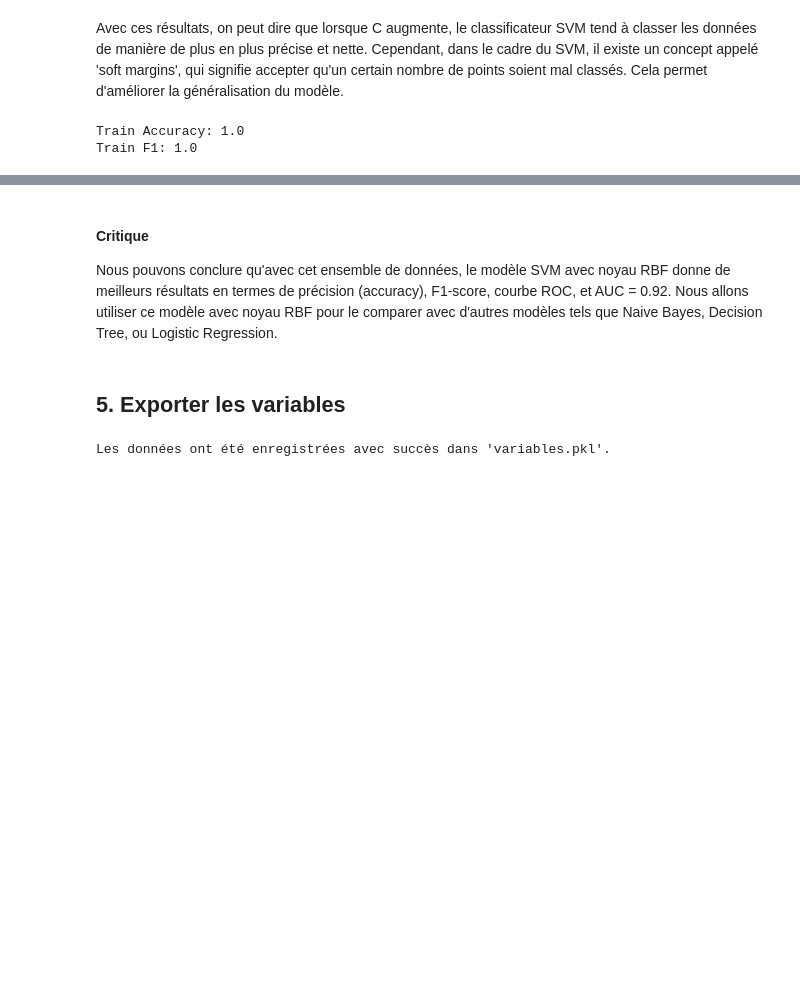
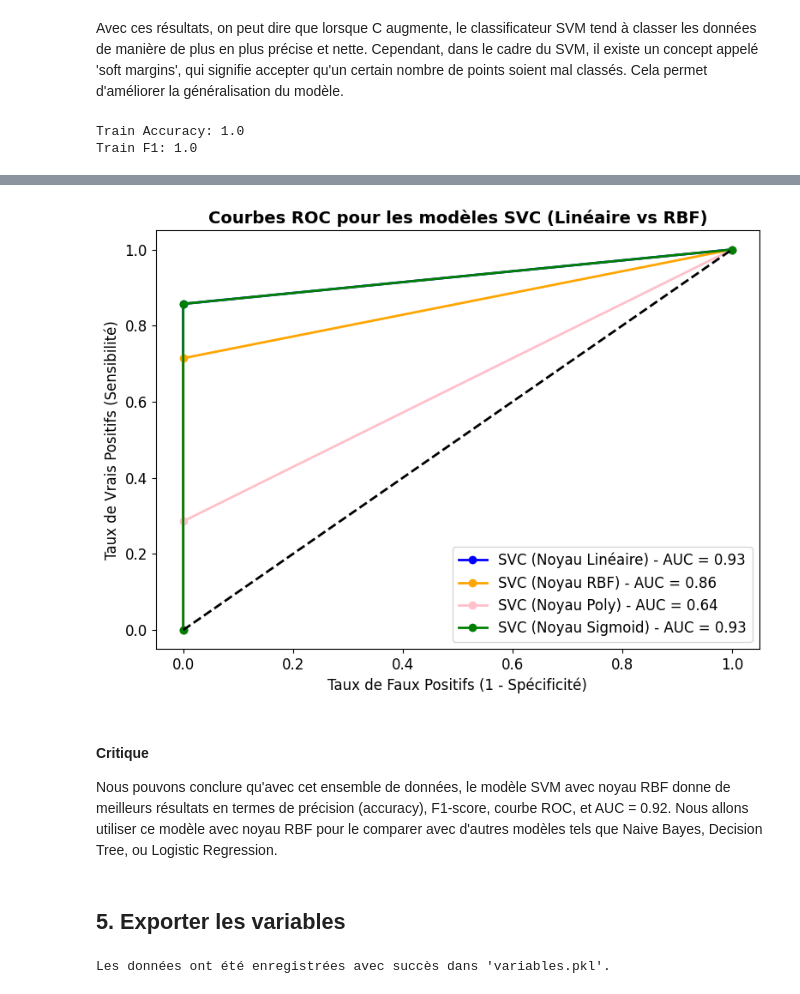
Before and after one commit to marktr11/Cervical-Cancer-Risk-Classification, a Jupyter notebook: Code/SVM.ipynb, the cells around one changed output, grey strips where cells are left out. Saved outputs shown, nothing was run; the diff lists cells and outputs as text; code cells hidden in the pictures; blank space fills up the shorter version.

```diff
--- a/Code/SVM.ipynb
+++ b/Code/SVM.ipynb
@@ -325,0 +439,10 @@ plt.show()
+# %%
+svc_best_lin = SVC(C=1, kernel='linear', probability=True)
+
+svc_best_lin.fit(X_train_scaled, y_train)
+y_pred_lin = svc_best_lin.predict(X_test_scaled)
+
+conf_matrix = confusion_matrix(y_test, y_pred_lin)
+
+print(f"Confusion Matrix:\n{conf_matrix}")
+print("\n Rapport de Classification :\n", classification_report(y_test, y_pred_lin))
@@ -325,0 +463,10 @@ plt.show()
+# %%
+svc_best_sig = SVC(C=1, kernel='linear', probability=True)
+
+svc_best_sig.fit(X_train_scaled, y_train)
+y_pred_sig = svc_best_sig.predict(X_test_scaled)
+
+conf_matrix = confusion_matrix(y_test, y_pred_sig)
+
+print(f"Confusion Matrix:\n{conf_matrix}")
+print("\n Rapport de Classification :\n", classification_report(y_test, y_pred_sig))
@@ -326,3 +487,40 @@ plt.show()
+# %%
+#Sans SMOTE
+
+fpr_lin, tpr_lin, _ = roc_curve(y_test, y_pred_lin)  # ROC pour le modèle SVC avec noyau linéaire
+fpr_rbf, tpr_rbf, _ = roc_curve(y_test, y_pred_rbf)  # ROC pour le modèle SVC avec noyau RBF
+fpr_poly, tpr_poly, _ = roc_curve(y_test, y_pred_poly)
+fpr_sig, tpr_sig, _ = roc_curve(y_test, y_pred_sig)
+
+auc_lin = auc(fpr_lin, tpr_lin)  # AUC pour le modèle SVC avec noyau linéaire
+auc_rbf = auc(fpr_rbf, tpr_rbf)  # AUC pour le modèle SVC avec noyau RBF
+auc_poly = auc(fpr_poly, tpr_poly)
+auc_sig = auc(fpr_sig, tpr_sig)
+
+plt.figure(figsize=(8, 6))
+
+plt.plot(fpr_lin, tpr_lin, label=f'SVC (Noyau Linéaire) - AUC = {auc_lin:.2f}', linewidth=2, marker='o', markersize=6, markerfacecolor='blue', color='blue')
+plt.plot(fpr_rbf, tpr_rbf, label=f'SVC (Noyau RBF) - AUC = {auc_rbf:.2f}', linewidth=2, marker='o', markersize=6, markerfacecolor='orange', color='orange')
+plt.plot(fpr_poly, tpr_poly, label=f'SVC (Noyau Poly) - AUC = {auc_poly:.2f}', linewidth=2, marker='o', markersize=6, markerfacecolor='pink', color='pink')
+plt.plot(fpr_sig, tpr_sig, label=f'SVC (Noyau Sigmoid) - AUC = {auc_sig:.2f}', linewidth=2, marker='o', markersize=6, markerfacecolor='green', color='green')
+
+# Tracer la ligne diagonale (modèle aléatoire avec AUC = 0.5)
+plt.plot([0, 1], [0, 1], 'k--', linewidth=2)
+
+plt.rcParams['font.size'] = 12
+plt.title('Courbes ROC pour les modèles SVC (Linéaire vs RBF)', fontsize=14, fontweight='bold')
+
+plt.xlabel('Taux de Faux Positifs (1 - Spécificité)', fontsize=12)
+plt.ylabel('Taux de Vrais Positifs (Sensibilité)', fontsize=12)
+
+plt.legend(loc='lower right', fontsize=12)
+
+# Afficher le graphique
+plt.tight_layout()
+plt.savefig("../Image/ROC_SVM.png")
+plt.show()
+# %% [output]
+[figure, added]
 # %% [markdown]
 #### Critique
 
```
Also changed, not shown: parts of 22 cells of this notebook, 6 other files.
